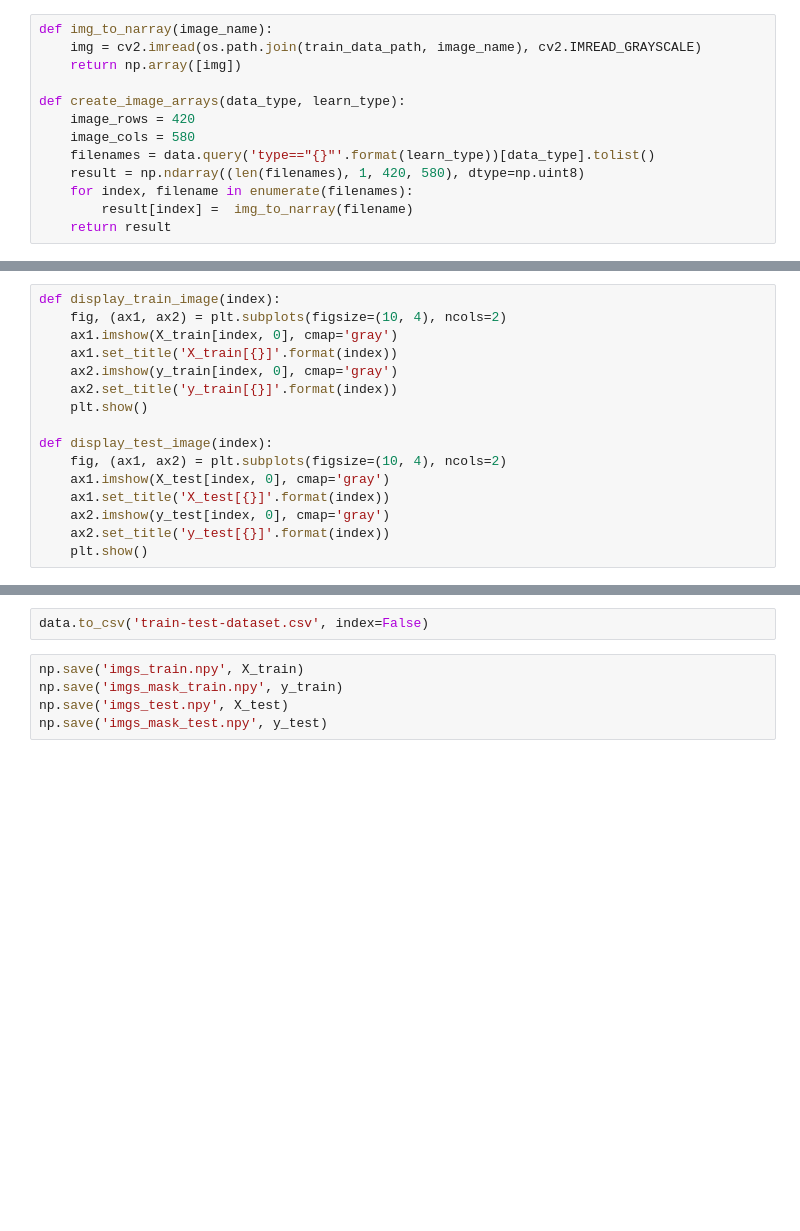
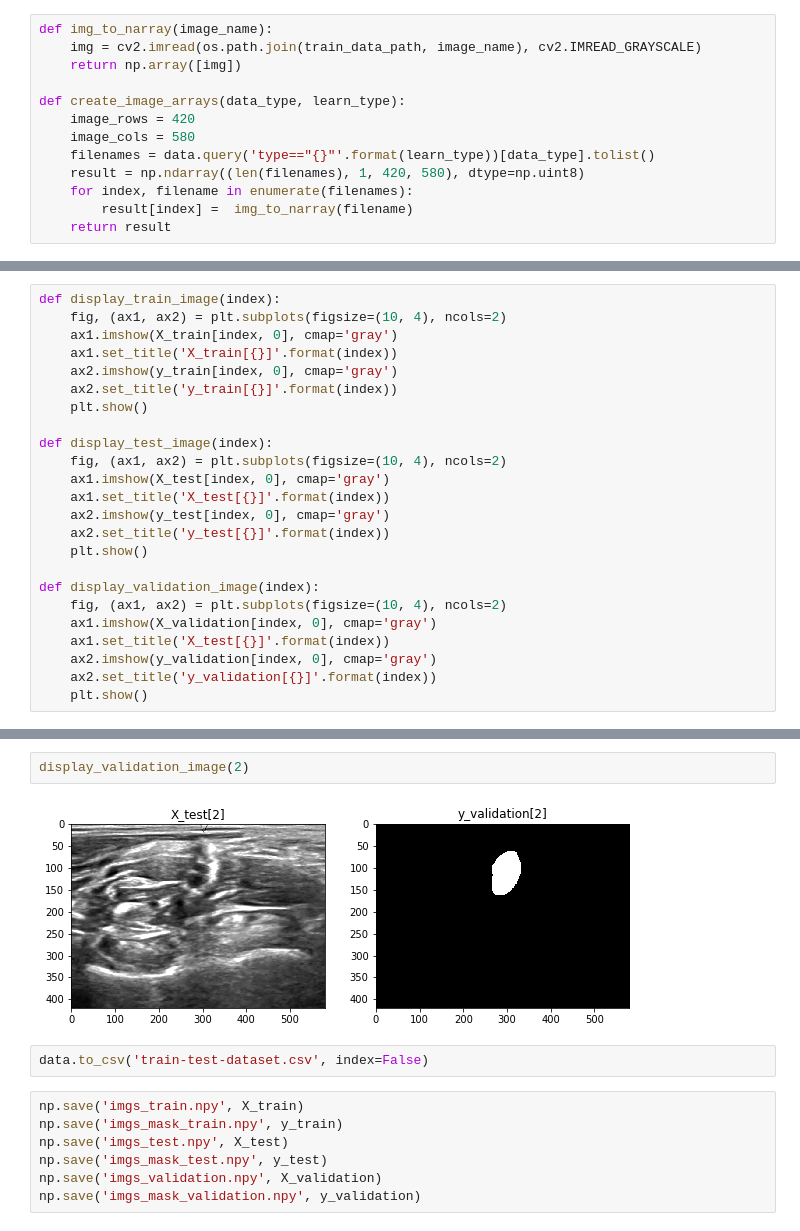
Before and after one commit to woo-chia-wei/ultrasound-nerve-segmentation, a Jupyter notebook: split-dataset.ipynb, the cells around one changed output, grey strips where cells are left out. Cells and saved outputs as stored; diff of their text form; blank space fills up the shorter version.

```diff
--- a/split-dataset.ipynb
+++ b/split-dataset.ipynb
@@ -125,4 +148,12 @@ def display_test_image(index):
     ax2.imshow(y_test[index, 0], cmap='gray')
     ax2.set_title('y_test[{}]'.format(index))
     plt.show()
+
+def display_validation_image(index):
+    fig, (ax1, ax2) = plt.subplots(figsize=(10, 4), ncols=2)
+    ax1.imshow(X_validation[index, 0], cmap='gray')
+    ax1.set_title('X_test[{}]'.format(index))
+    ax2.imshow(y_validation[index, 0], cmap='gray')
+    ax2.set_title('y_validation[{}]'.format(index))
+    plt.show()
 # %%
@@ -136,3 +167,7 @@ display_test_image(0)
+# %%
+display_validation_image(2)
+# %% [output]
+[figure, added]
 # %%
 data.to_csv('train-test-dataset.csv', index=False)
 # %%
@@ -140,3 +175,5 @@ np.save('imgs_train.npy', X_train)
 np.save('imgs_mask_train.npy', y_train)
 np.save('imgs_test.npy', X_test)
 np.save('imgs_mask_test.npy', y_test)
+np.save('imgs_validation.npy', X_validation)
+np.save('imgs_mask_validation.npy', y_validation)
```
Also changed, not shown: parts of 5 cells of this notebook, 1 other file.
